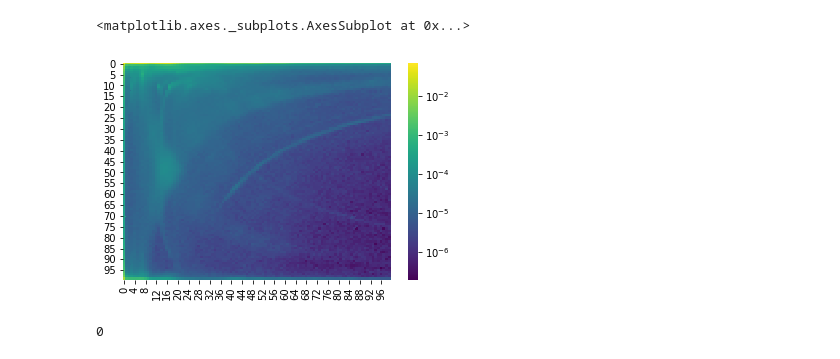
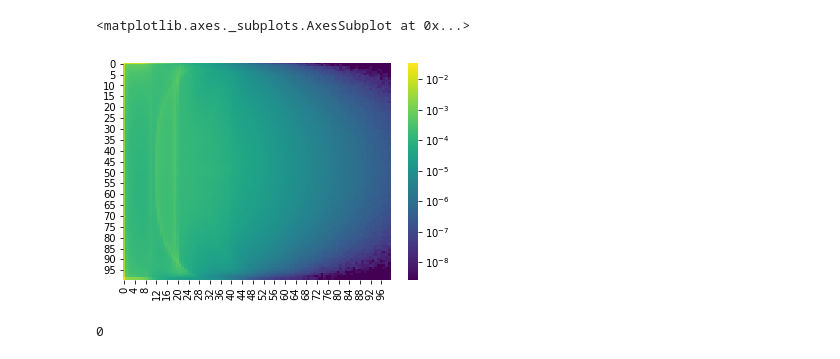
Before and after one commit to jeffmm/simcore, a Jupyter notebook: scripts/polarOrder.ipynb, the cells around one changed output. Cells and saved outputs as stored; diff of their text form; code cells hidden in the pictures.

```diff
--- a/scripts/polarOrder.ipynb
+++ b/scripts/polarOrder.ipynb
@@ -7,26 +7,30 @@ import math
 from matplotlib.colors import LogNorm
 from matplotlib import cm
 # %%
-df=pd.read_csv('./soft_pf0.1_sp100_lp100_reduced10_filament.polar_order',skiprows=2,delim_whitespace=True,header=None)
+df=pd.read_csv('/Users/jeff/simcore_files/reduced_pf0.2/condensed_results'
+               '/soft_pf0.2_sp010_lp100_condensed_filament.polar_order',
+               skiprows=2,
+               delim_whitespace=True,
+               header=None)
 # %%
 data = df.replace(0,1)
 data=data/data.sum().sum()
 min_data = data.min().min()
 if (min_data == 0):
     min_data = 1
 max_data = data.max().max()
 log_norm = LogNorm(vmin=min_data, vmax=max_data)
-cbar_ticks = [math.pow(10, i) for i in range(math.floor(math.log10(min_data)), 1+math.ceil(math.log10(max_data)))]
-
+cbar_ticks = [math.pow(10, i) for i in range(math.floor(math.log10(min_data)),
+                                             1+math.ceil(math.log10(max_data)))]
 sns.heatmap(
     data,
     norm=log_norm,
     cbar_kws={"ticks": cbar_ticks},
     cmap=cm.viridis
 )
 # %% [output]
 <matplotlib.axes._subplots.AxesSubplot at 0x...>
-[figure, old version]
+[figure, new version]
 # %%
 data.min().min()
 # %% [output]
```
Also changed, not shown: 12 other files.
